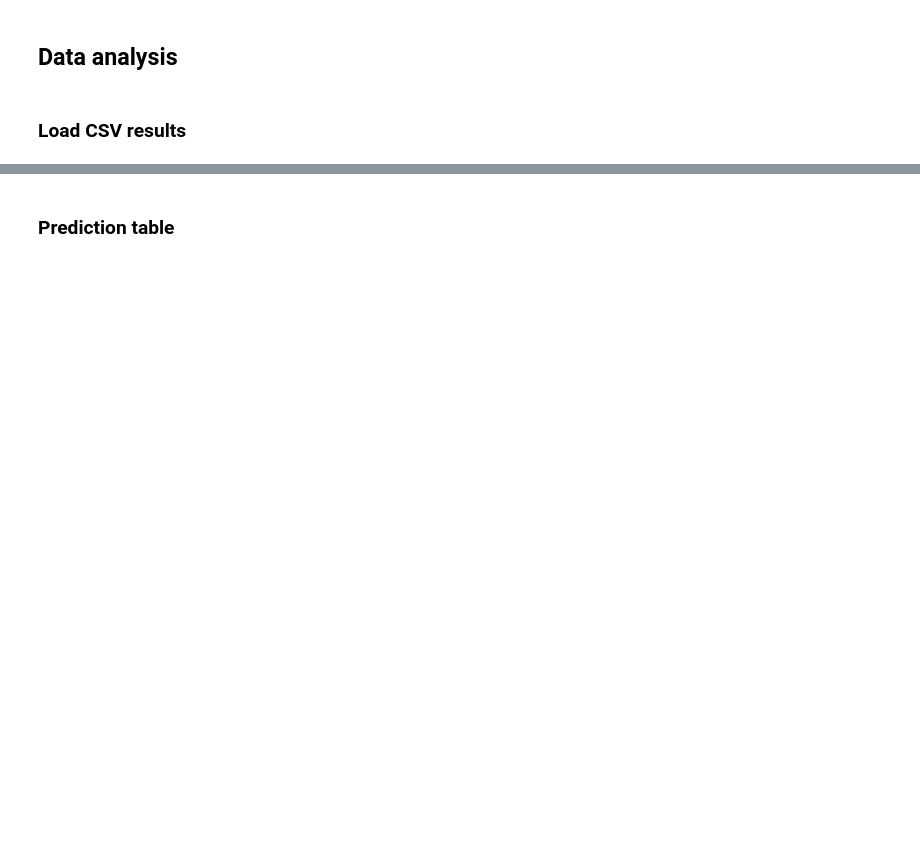
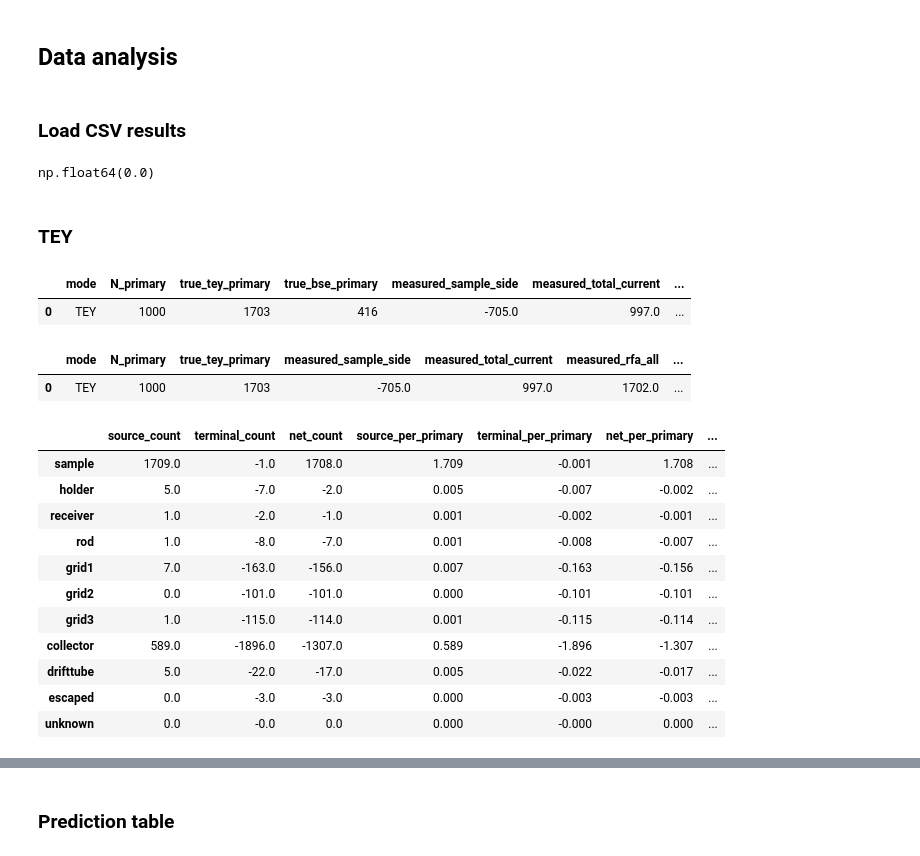
Before and after one commit to oridzel/rfa_python, a Jupyter notebook: notebooks/06_current_prediction_modes.ipynb, the cells around one changed output, grey strips where cells are left out. Saved outputs shown, nothing was run; the diff lists cells and outputs as text; code cells hidden in the pictures; blank space fills up the shorter version.

```diff
--- a/notebooks/06_current_prediction_modes.ipynb
+++ b/notebooks/06_current_prediction_modes.ipynb
@@ -194,6 +195,13 @@ df_primary = cascade["df_primary"]
 current_counts = cascade["current_counts"]
 summary = cascade["summary"]
 N_primary = cascade["N_primary"]
+# %%
+cascade["summary"]
+cascade["df_cascade"]["reason"].value_counts()
+cascade["current_counts"]
+cascade["current_counts"]["net_count"].sum()
+# %% [output]
+np.float64(0.0)
 # %%
 ELECTRODE_ORDER = [
     "sample",
@@ -396,3 +404,61 @@ def predict_all_modes_from_cascade(
         )
 
     return pd.DataFrame(rows)
+# %% [markdown]
+### TEY
+# %%
+field_mode = "TEY"
+
+df_pred = pd.DataFrame([
+    predict_mode_from_cascade(
+        df_cascade=df_cascade,
+        df_primary=df_primary,
+        current_counts=current_counts,
+        N_primary=N_primary,
+        mode=field_mode,
+    )
+])
+
+df_pred[cols]
+# %% [output]
+|  | mode | N_primary | true_tey_primary | true_bse_primary | measured_sample_side | measured_total_current | ... |
+| 0 | TEY | 1000 | 1703 | 416 | -705.0 | 997.0 | ... |
+# %%
+tey_cols = [
+    "mode",
+    "N_primary",
+    "true_tey_primary",
+    "measured_sample_side",
+    "measured_total_current",
+    "measured_rfa_all",
+    "true_yield",
+    "measured_yield",
+    "correction_factor",
+]
+
+df_pred[tey_cols]
+# %% [output]
+|  | mode | N_primary | true_tey_primary | measured_sample_side | measured_total_current | measured_rfa_all | ... |
+| 0 | TEY | 1000 | 1703 | -705.0 | 997.0 | 1702.0 | ... |
+# %%
+cc = cascade["current_counts"].copy()
+
+# Make sure per-primary columns exist
+for col in ["source_count", "terminal_count", "net_count"]:
+    if col in cc.columns:
+        cc[col + "_per_primary"] = cc[col] / N_primary
+
+cc
+# %% [output]
+|  | source_count | terminal_count | net_count | source_per_primary | terminal_per_primary | net_per_primary | ... |
+| sample | 1709.0 | -1.0 | 1708.0 | 1.709 | -0.001 | 1.708 | ... |
+| holder | 5.0 | -7.0 | -2.0 | 0.005 | -0.007 | -0.002 | ... |
+| receiver | 1.0 | -2.0 | -1.0 | 0.001 | -0.002 | -0.001 | ... |
+| rod | 1.0 | -8.0 | -7.0 | 0.001 | -0.008 | -0.007 | ... |
+| grid1 | 7.0 | -163.0 | -156.0 | 0.007 | -0.163 | -0.156 | ... |
+| grid2 | 0.0 | -101.0 | -101.0 | 0.000 | -0.101 | -0.101 | ... |
+| grid3 | 1.0 | -115.0 | -114.0 | 0.001 | -0.115 | -0.114 | ... |
+| collector | 589.0 | -1896.0 | -1307.0 | 0.589 | -1.896 | -1.307 | ... |
+| drifttube | 5.0 | -22.0 | -17.0 | 0.005 | -0.022 | -0.017 | ... |
+| escaped | 0.0 | -3.0 | -3.0 | 0.000 | -0.003 | -0.003 | ... |
+| unknown | 0.0 | -0.0 | 0.0 | 0.000 | -0.000 | 0.000 | ... |
```
Also changed, not shown: parts of 32 cells of this notebook, 18 other files.
